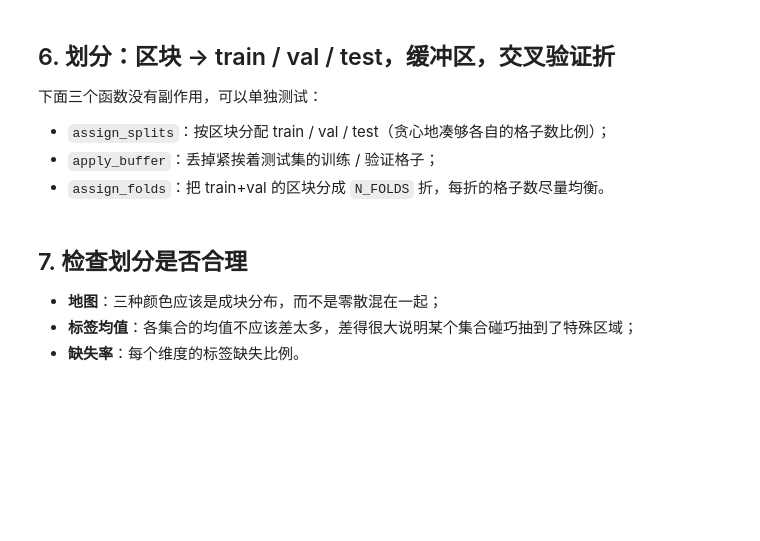
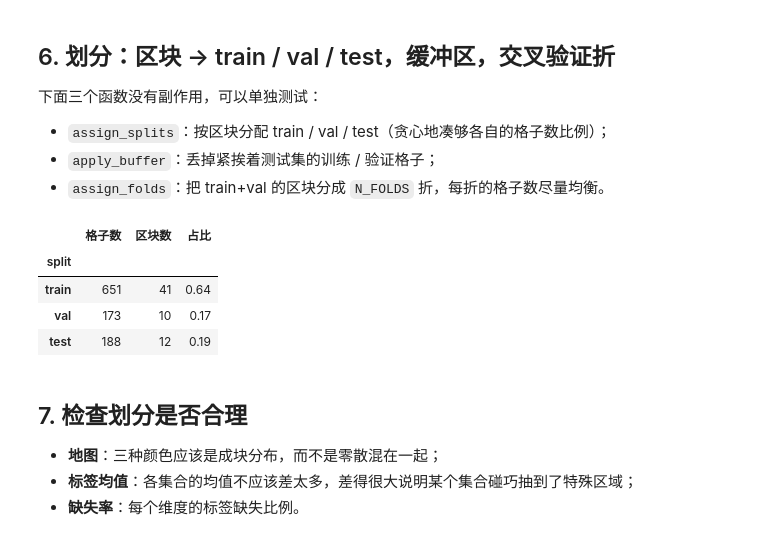
Before and after one commit to XiaozaoWang/AC215_GreenPath, a Jupyter notebook: 05_build_dataset.ipynb, the cells around one changed output. Drawn from its saved outputs; the diff is of its cells as text; code cells hidden in the pictures; blank space fills up the shorter version.

Commit message:
update 05 overwrite and English ver

```diff
--- a/05_build_dataset.ipynb
+++ b/05_build_dataset.ipynb
@@ -52,7 +52,7 @@ MAX_YEAR_GAP = 3
 MIN_LABELED_DIMS = 1
 TEST_CITIES = []                        # 例如 ["providence"]
 SEED = 42
-OVERWRITE = True        # 如果为 True，则会覆盖已存在的数据
+OVERWRITE = False
 
 STORAGE = "local"                              # "local" | "gcs" | "drive"
 GCS_ROOT = "gs://greenpath-data"
@@ -221,21 +244,28 @@ def assign_folds(d, n_folds, seed):
         k = int(load.argmin()); fold_of[blk] = k; load[k] += n
     return d.block_id.map(fold_of).astype("Int64")
 # %%
-df["block_id"] = [h3.cell_to_parent(i, BLOCK_RES) for i in df.h3_index]
-df["split"] = assign_splits(df, SPLIT_RATIOS, TEST_CITIES, SEED)
-n_before = len(df)
-df = df.loc[apply_buffer(df, BUFFER_RINGS)].reset_index(drop=True)
-funnel.append((f"缓冲区：丢掉紧挨测试集的 {BUFFER_RINGS} 圈格子", len(df)))
-df["fold"] = assign_folds(df, N_FOLDS, SEED)
+if REGENERATE:
+    df["block_id"] = [h3.cell_to_parent(i, BLOCK_RES) for i in df.h3_index]
+    df["split"] = assign_splits(df, SPLIT_RATIOS, TEST_CITIES, SEED)
+    n_before = len(df)
+    df = df.loc[apply_buffer(df, BUFFER_RINGS)].reset_index(drop=True)
+    funnel.append((f"缓冲区：丢掉紧挨测试集的 {BUFFER_RINGS} 圈格子", len(df)))
+    df["fold"] = assign_folds(df, N_FOLDS, SEED)
 
-# 检查：没有区块同时出现在两个集合里
-leak = df.groupby("block_id").split.nunique()
-assert (leak == 1).all(), "有区块同时属于多个集合！"
-print(f"区块总数 {df.block_id.nunique()}；缓冲区丢掉 {n_before - len(df)} 个格子")
+    # 检查：没有区块同时出现在两个集合里
+    leak = df.groupby("block_id").split.nunique()
+    assert (leak == 1).all(), "有区块同时属于多个集合！"
+    print(f"区块总数 {df.block_id.nunique()}；缓冲区丢掉 {n_before - len(df)} 个格子")
 
 summary = df.groupby("split").agg(格子数=("h3_index", "size"), 区块数=("block_id", "nunique")).reindex(["train", "val", "test"]).fillna(0).astype(int)
 summary["占比"] = (summary.格子数 / summary.格子数.sum()).round(2)
 summary
+# %% [output]
+|  | 格子数 | 区块数 | 占比 |
+| split |  |  |  |
+| train | 651 | 41 | 0.64 |
+| val | 173 | 10 | 0.17 |
+| test | 188 | 12 | 0.19 |
 # %% [markdown]
 ## 7. 检查划分是否合理
 - **地图**：三种颜色应该是成块分布，而不是零散混在一起；
```
Also changed, not shown: parts of 10 cells of this notebook, 6 other files.
